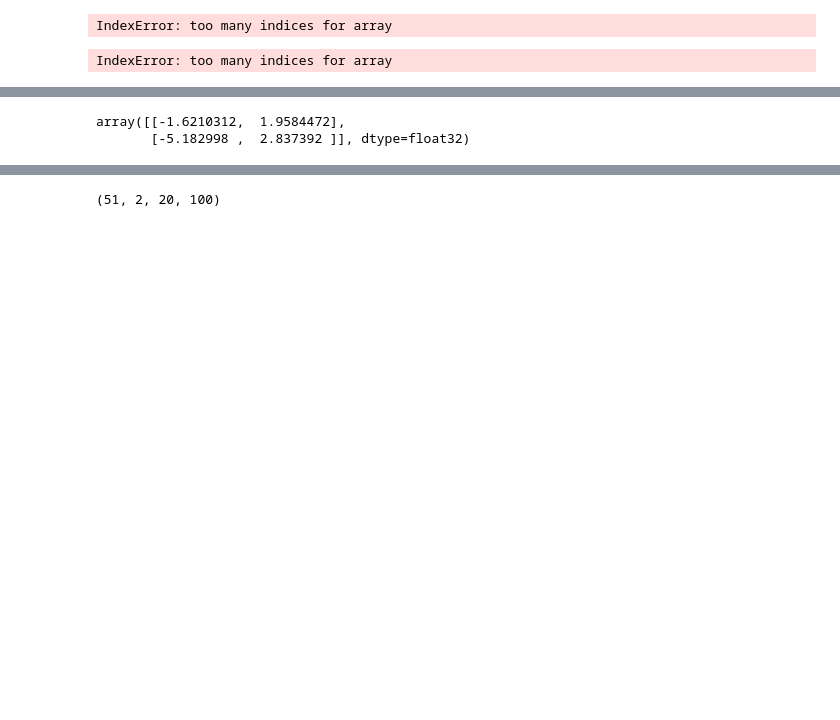
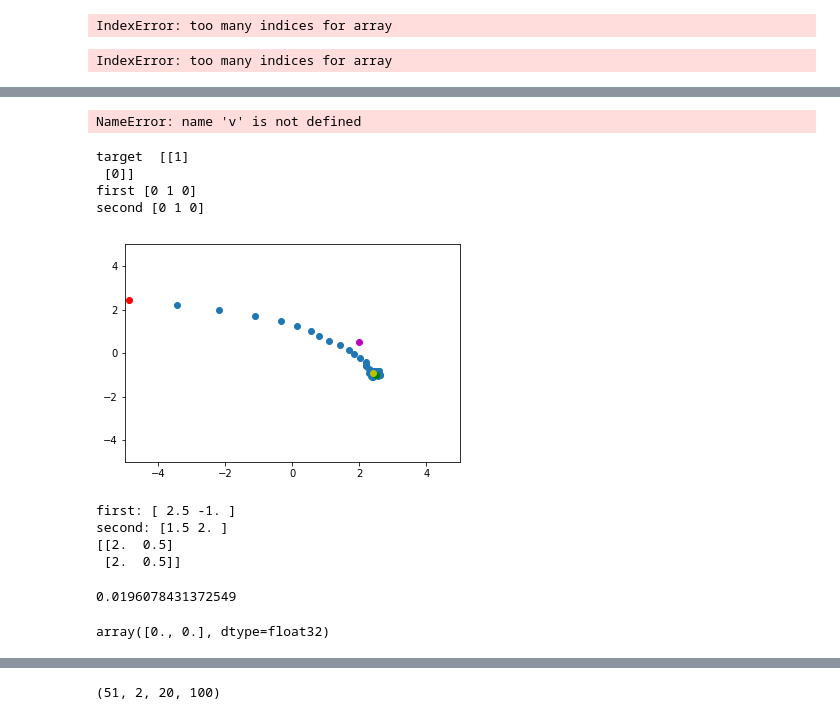
Before and after one commit to Gabriel-Ducrocq/Meaningful, a Jupyter notebook: Notebook/LightWeight_project.ipynb, the cells around one changed output, grey strips where cells are left out. Saved outputs shown, nothing was run; the diff lists cells and outputs as text; code cells hidden in the pictures; blank space fills up the shorter version.

```diff
--- a/Notebook/LightWeight_project.ipynb
+++ b/Notebook/LightWeight_project.ipynb
@@ -352,17 +367,20 @@ class PhysicalNet:
                 if i == 0:
                     W = tf.tile(tf.get_variable("weight_" + str(i), shape=[1, FLAGS.layer_sizes, self.input_size],
                                         initializer=tf.orthogonal_initializer()),
-                                [FLAGS.number_agents + FLAGS.number_landmarks, 1, 1])
+                                [1 + FLAGS.number_landmarks, 1, 1])
+                               # [FLAGS.number_agents + FLAGS.number_landmarks, 1, 1])
                     tf.summary.histogram('phys_net_weight_'+ str(i), W)
                 elif i != (FLAGS.number_layers - 1):
                     W = tf.tile(tf.get_variable("weight_" + str(i), shape=[1, FLAGS.layer_sizes, FLAGS.layer_sizes],
                                         initializer=tf.orthogonal_initializer()),
-                                [FLAGS.number_agents + FLAGS.number_landmarks, 1, 1])
+                                [1 + FLAGS.number_landmarks, 1, 1])
+                                #[FLAGS.number_agents + FLAGS.number_landmarks, 1, 1])
                     tf.summary.histogram('phys_net_weight_'+ str(i), W)
                 else:
                     W = tf.tile(tf.get_variable("weight_" + str(i), shape=[1, FLAGS.output_size, FLAGS.layer_sizes],
                                         initializer=tf.orthogonal_initializer()),
-                                [FLAGS.number_agents + FLAGS.number_landmarks, 1, 1])
+                                [1 + FLAGS.number_landmarks, 1, 1])
+                                #[FLAGS.number_agents + FLAGS.number_landmarks, 1, 1])
                     tf.summary.histogram('phys_net_weight_'+ str(i), W)
 
                 self.Weights.append(W)
@@ -375,12 +393,14 @@ class PhysicalNet:
                 if i < (FLAGS.number_layers - 1):
                     B = tf.tile(tf.get_variable("bias_" + str(i), shape=[1, FLAGS.layer_sizes, 1],
                                             initializer=tf.orthogonal_initializer()),
-                                [FLAGS.number_agents + FLAGS.number_landmarks, 1, 1])
+                                [1 + FLAGS.number_landmarks, 1, 1])
+                                #[FLAGS.number_agents + FLAGS.number_landmarks, 1, 1])
                     tf.summary.histogram('phys_net_bias_'+ str(i), B)
                 else:
                     B = tf.tile(tf.get_variable("bias_" + str(i), shape=[1, FLAGS.output_size, 1],
                                             initializer=tf.orthogonal_initializer()),
-                                [FLAGS.number_agents + FLAGS.number_landmarks, 1, 1])
+                                [1 + FLAGS.number_landmarks, 1, 1])
+                                #[FLAGS.number_agents + FLAGS.number_landmarks, 1, 1])
 
                 self.Biases.append(B)
 
@@ -413,6 +433,7 @@ class CommunicationNet:
         self.init_weights()
         self.init_biases()
         self.def_delta_mem()
+        self.def_pred_layer()
 
 
     def init_weights(self):
@@ -471,6 +492,14 @@ class CommunicationNet:
                              [FLAGS.number_agents, 1, 1])
 
 
+    def def_pred_layer(self):
+        self.W_pred = tf.tile(tf.get_variable("weight_pred_com" , shape=[1, FLAGS.number_goal_types + FLAGS.dim_env + 3,FLAGS.output_size],
+                            initializer=tf.orthogonal_initializer()),
+                             [FLAGS.number_agents, 1, 1])
+        self.b_pred = tf.tile(tf.get_variable("bias_pred_com", shape = [1, FLAGS.number_goal_types + FLAGS.dim_env + 3, 1],
+                            initializer=tf.orthogonal_initializer()),
+                             [FLAGS.number_agents, 1, 1])
+
     def compute_output(self, x, memory):
         for i in range(FLAGS.number_layers):
             W = self.Weights[i]
@@ -482,7 +511,8 @@ class CommunicationNet:
 
 
         delta_mem = activation_function(tf.add(tf.matmul(self.W_mem, x),self.b_mem))
-        return x, delta_mem
+        predicted_goal = tf.matmul(self.W_pred, x) + self.b_pred
+        return x, delta_mem, predicted_goal
 # %% [markdown]
 ## Definition of the last network
 # %%
@@ -704,2 +767,7 @@ class Environment:
+# %%
+def comp_return(output, full_goals, targets):
+    #shuffled_output = shuffle(output, targets)
+    shuffled_output = output
+    return -tf.reshape(tf.reduce_sum(tf.sqrt(tf.reduce_sum((shuffled_output - full_goals)**2, axis = 1)), axis = 0), [FLAGS.batch_size, 1])
 # %% [markdown]
 ## Experiment definition
@@ -941,9 +1039,9 @@ memory use: 0.8258514404296875
 ---- Median number of word activated: 19.0
 # %%
 with open("env_history.pkl", "rb") as openfile:
-    states, utterances, memories_com, memories_last, goal_locations, goal_types, targets = cPickle.load(openfile)
+    states, utterances, memories_com, memories_last, goal_locations, goal_types, targets, which_ld = cPickle.load(openfile)
 
 
-array_states, array_utterances, array_mem_com, array_mem_last, full_goals, array_outputs = exp.arrays_history
+array_states, array_utterances, array_mem_com, array_mem_last, full_goals, array_outputs, pred = exp.arrays_history
 # %%
 print_stats_agent(array_states[-1, :, :, :], goal_locations, goal_types, targets)
@@ -1158,5 +1251,31 @@ array([1.2834616 , 2.40743668])
+# %%
+v[2, :, nb]
+# %% [output]
+NameError: name 'v' is not defined
+# %%
+nb = 18
+print("target ", targets[:, :, nb])
+print("first", goal_types[0, :, nb])
+print("second", goal_types[1, :, nb])
+plot_trajectory(array_states[:,1,4:6,nb], goal_locations[0, :, nb], v[0, :, nb])
+print("first:", goal_locations[0, :, nb])
+print("second:", goal_locations[1, :, nb])
+print(v[:, :, nb])
+# %% [output]
+target  [[1]
+ [0]]
+first [0 1 0]
+second [0 1 0]
+[figure, added]
+first: [ 2.5 -1. ]
+second: [1.5 2. ]
+[[2.  0.5]
+ [2.  0.5]]
+# %%
+np.mean(array_mem_last == 0)
+# %% [output]
+0.0196078431372549
 # %%
-array_states[-1, 0:2, 0:2, 17]
+np.mean(array_states[-1, 2:, 0:2, 1], axis = 0)
 # %% [output]
-array([[-1.6210312,  1.9584472],
-       [-5.182998 ,  2.837392 ]], dtype=float32)
+array([0., 0.], dtype=float32)
```
Also changed, not shown: parts of 177 cells of this notebook, 5 other files.
